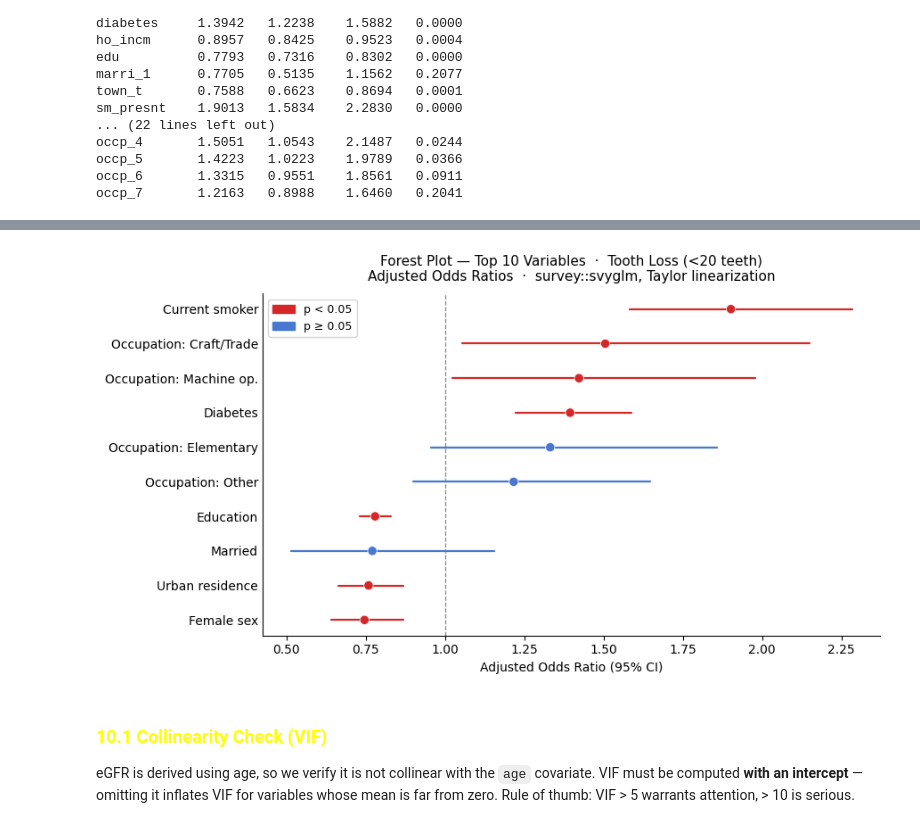
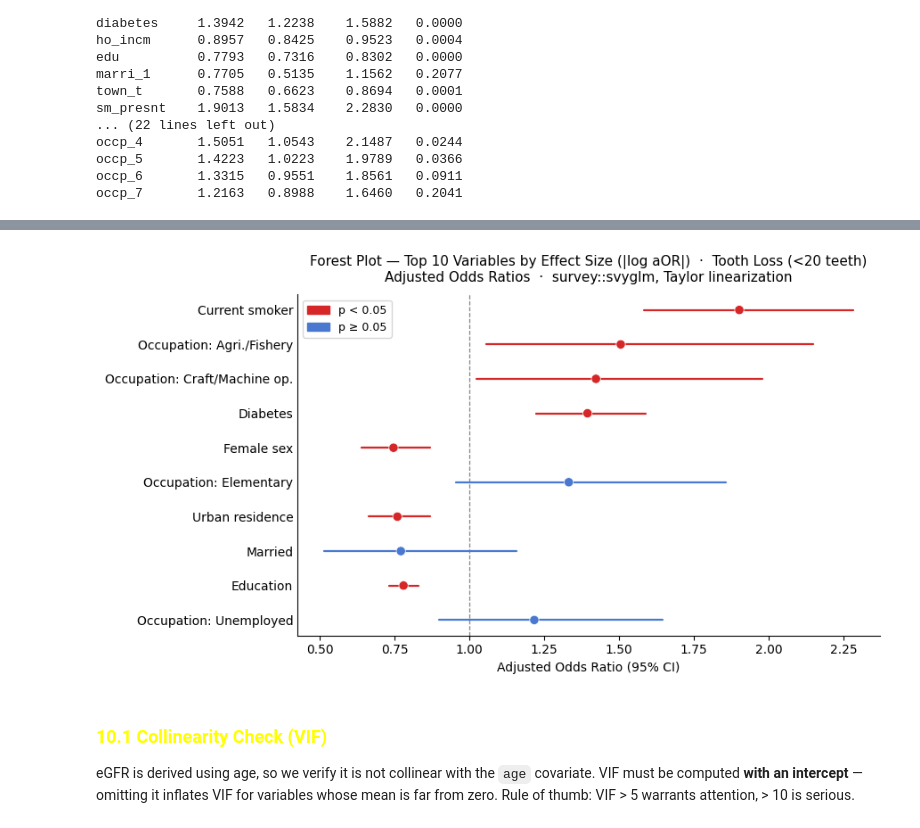
Before and after one commit to kimyonghan766/knhanes-tooth-loss-classifier, a Jupyter notebook: Main/final.ipynb, the cells around one changed output, grey strips where cells are left out. Drawn from its saved outputs; the diff is of its cells as text; code cells hidden in the pictures.

```diff
--- a/Main/final.ipynb
+++ b/Main/final.ipynb
@@ -1820,24 +2056,27 @@ occp_7       1.2163   0.8988    1.6460   0.2041
 # %%
-# ── Forest plot: top 10 variables by effect size ───────────────────────────
+# ── Forest plot: top 10 variables by effect size (|log aOR|) ────────────────
 import matplotlib.pyplot as plt
 import matplotlib.patches as mpatches
 
 label_map = {
     'sm_presnt':  'Current smoker',
-    'occp_4':     'Occupation: Craft/Trade',
-    'occp_5':     'Occupation: Machine op.',
+    'occp_4':     'Occupation: Agri./Fishery',
+    'occp_5':     'Occupation: Craft/Machine op.',
     'diabetes':   'Diabetes',
     'occp_6':     'Occupation: Elementary',
     'sex_female': 'Female sex',
     'town_t':     'Urban residence',
     'marri_1':    'Married',
     'edu':        'Education',
-    'occp_7':     'Occupation: Other',
+    'occp_7':     'Occupation: Unemployed',
 }
 
 top10_vars = list(label_map.keys())
 plot_df = or_table.loc[or_table.index.intersection(top10_vars)].copy()
-plot_df = plot_df.sort_values('aOR')
+# Effect size = distance of the aOR from 1 on the log scale, so a protective
+# OR of 0.75 and a risk OR of 1.33 count as equal-magnitude effects.
+plot_df['effect_size'] = np.abs(np.log(plot_df['aOR']))
+plot_df = plot_df.sort_values('effect_size')
 
 labels = [label_map[v] for v in plot_df.index]
 y      = np.arange(len(plot_df))
@@ -1846,35 +2085,35 @@ colors = ['#d62728' if s else '#4878d0' for s in sig]  # red=sig, blue=ns
 
 fig, ax = plt.subplots(figsize=(9, 5))
 
 for i, (lo, hi, col) in enumerate(zip(plot_df['CI 2.5%'], plot_df['CI 97.5%'], colors)):
     ax.plot([lo, hi], [i, i], color=col, linewidth=1.6, solid_capstyle='round')
 
 ax.scatter(plot_df['aOR'], y, color=colors, s=55, zorder=3,
            edgecolors='white', linewidths=0.5)
 ax.axvline(1.0, color='#333333', linewidth=0.9, linestyle='--', alpha=0.6, zorder=0)
 
 ax.set_yticks(y)
 ax.set_yticklabels(labels, fontsize=10)
 ax.set_xlabel('Adjusted Odds Ratio (95% CI)', fontsize=10)
 ax.set_title(
-    'Forest Plot — Top 10 Variables  ·  Tooth Loss (<20 teeth)\n'
+    'Forest Plot — Top 10 Variables by Effect Size (|log aOR|)  ·  Tooth Loss (<20 teeth)\n'
     'Adjusted Odds Ratios  ·  survey::svyglm, Taylor linearization',
     fontsize=11, pad=10
 )
 
 ax.legend(
     handles=[mpatches.Patch(color='#d62728', label='p < 0.05'),
              mpatches.Patch(color='#4878d0', label='p ≥ 0.05')],
     fontsize=9, framealpha=0.8
 )
 ax.spines['top'].set_visible(False)
 ax.spines['right'].set_visible(False)
 ax.tick_params(axis='y', length=0)
 
 plt.tight_layout()
 plt.show()
 # %% [output]
-[figure, old version]
+[figure, new version]
 # %% [markdown]
 <h3 style="color:yellow";> 10.1 Collinearity Check (VIF) </h3>
 
```
Also changed, not shown: parts of 10 cells of this notebook, 5 other files.
